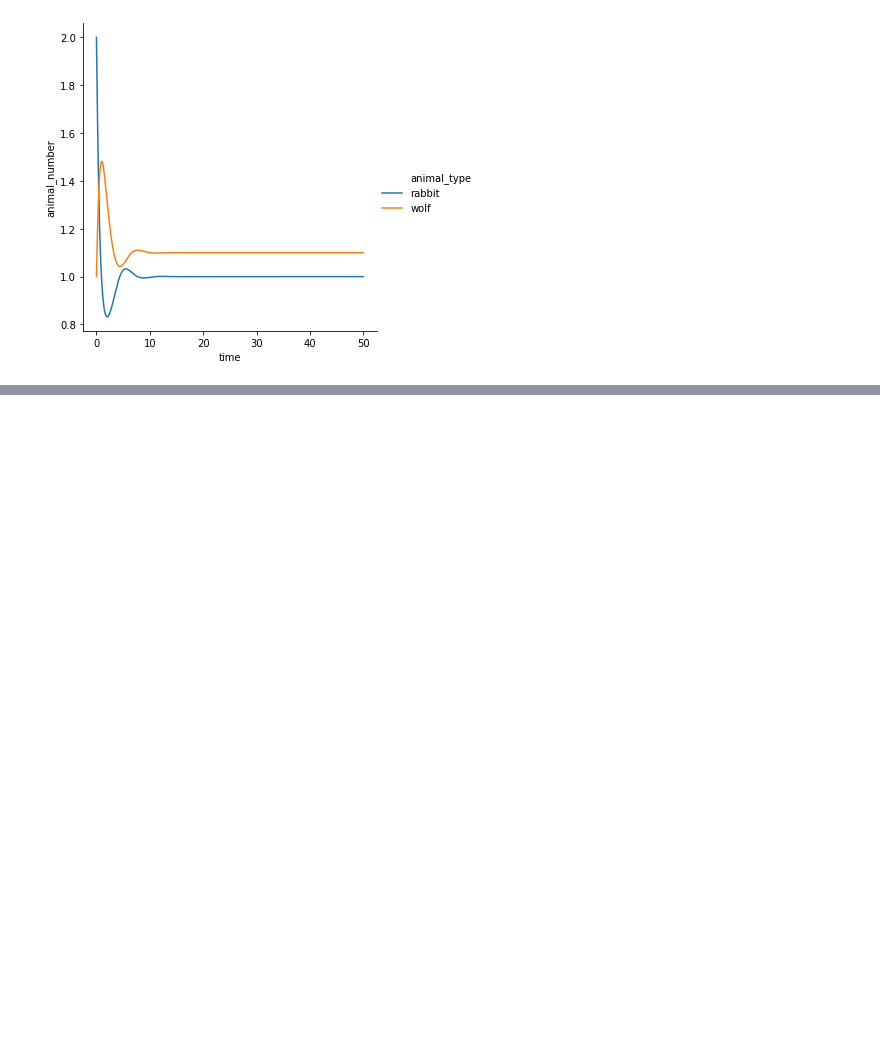
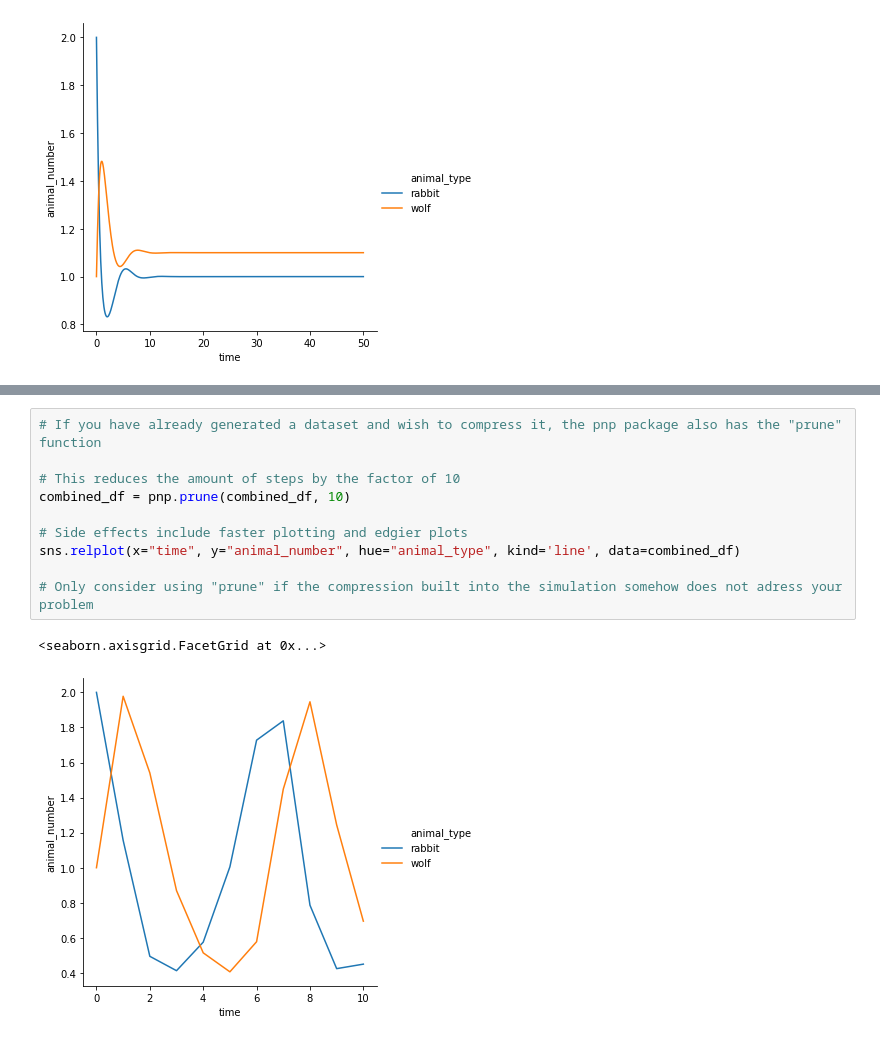
Before and after one commit to chluebi/Predator-and-Prey, a Jupyter notebook: guide.ipynb, the cells around one changed output, grey strips where cells are left out. Drawn from its saved outputs; the diff is of its cells as text; blank space fills up the shorter version.

```diff
--- a/guide.ipynb
+++ b/guide.ipynb
@@ -153,0 +178,13 @@ sns.relplot(x="time", y="animal_number", hue="animal_type", kind='line', data=co
+# %%
+# If you have already generated a dataset and wish to compress it, the pnp package also has the "prune" function
+
+# This reduces the amount of steps by the factor of 10
+combined_df = pnp.prune(combined_df, 10)
+
+# Side effects include faster plotting and edgier plots
+sns.relplot(x="time", y="animal_number", hue="animal_type", kind='line', data=combined_df)
+
+# Only consider using "prune" if the compression built into the simulation somehow does not adress your problem
+# %% [output]
+<seaborn.axisgrid.FacetGrid at 0x...>
+[figure, added]
```
Also changed, not shown: parts of 8 cells of this notebook.
